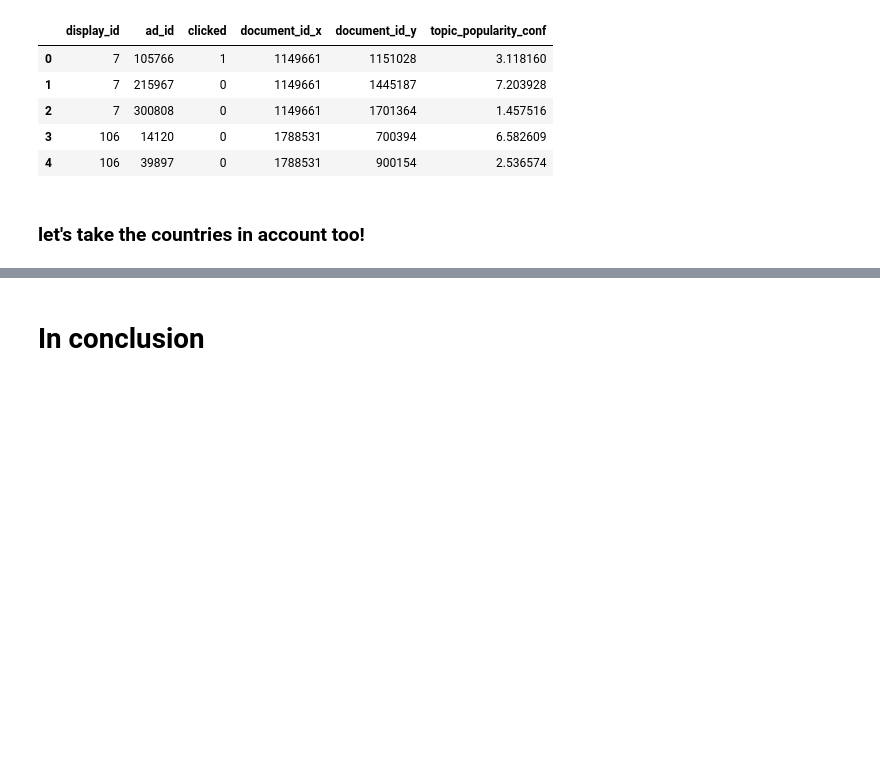
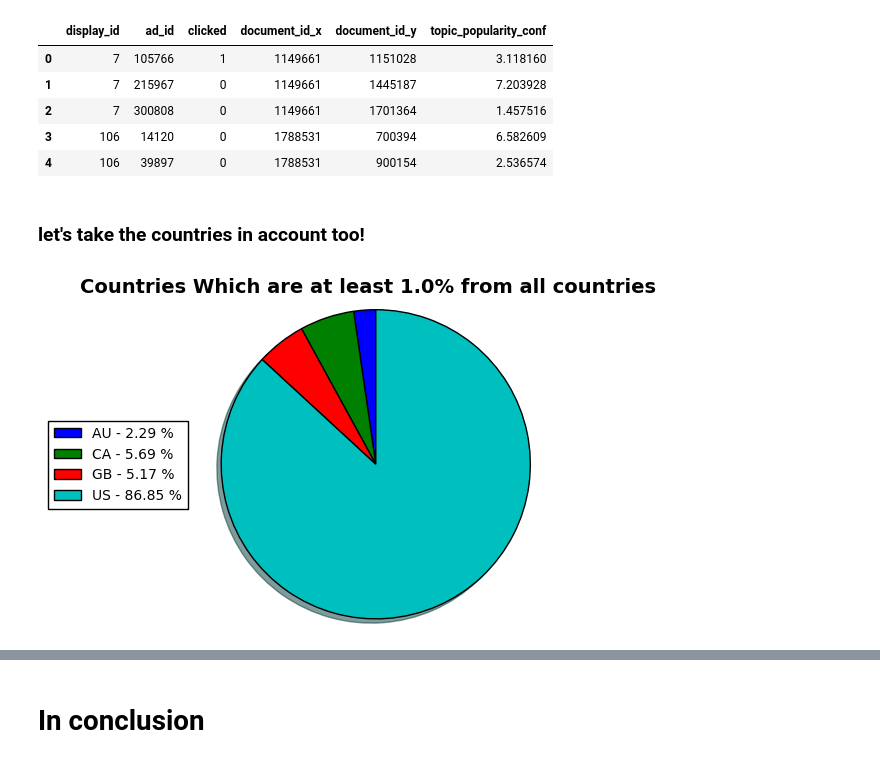
Before and after one commit to dean-ayalon/DS-Workshop, a Jupyter notebook: Project Notebook.ipynb, the cells around one changed output, grey strips where cells are left out. Cells and saved outputs as stored; diff of their text form; code cells hidden in the pictures; blank space fills up the shorter version.

```diff
--- a/Project Notebook.ipynb
+++ b/Project Notebook.ipynb
@@ -963,3 +981,8 @@ b_dataset.head()
 | 4 | 106 | 39897 | 0 | 1788531 | 900154 | 2.536574 |
 # %% [markdown]
 ### let's take the countries in account too!
+# %%
+#a reminder that most of the events happened in 4 main countries:
+create_countries_pie_chart(display_geo,100)
+# %% [output]
+[figure, added]
```
Also changed, not shown: parts of 17 cells of this notebook.
